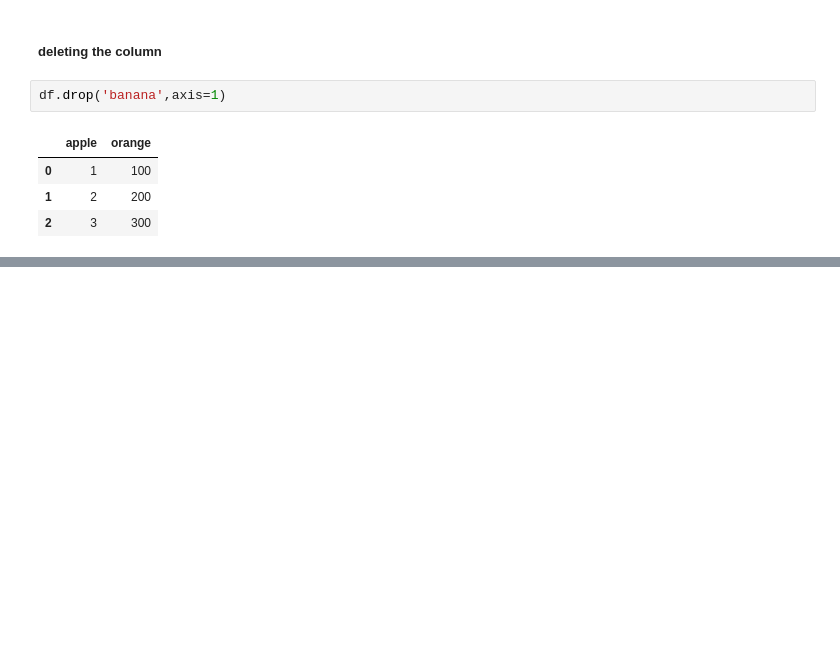
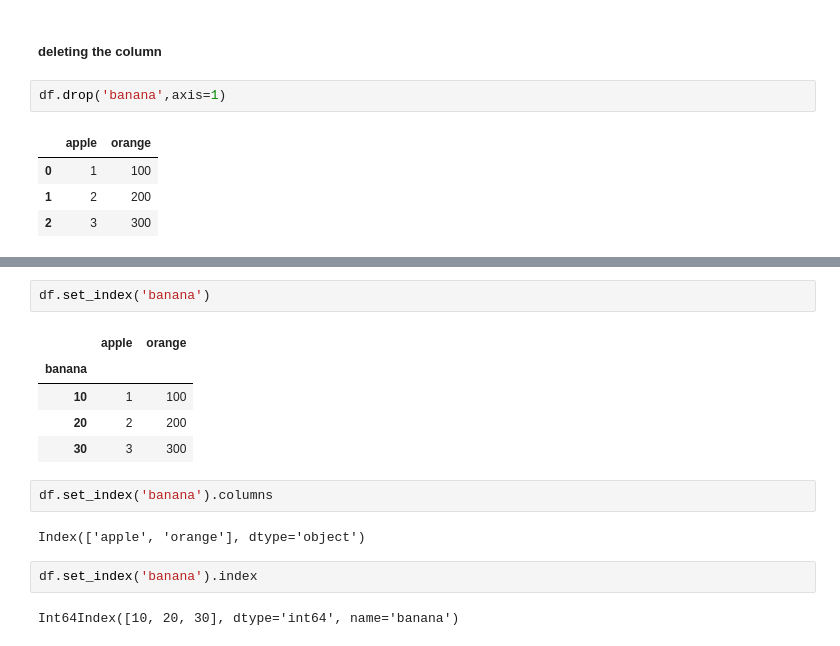
Before and after one commit to PadmarajBhat/DataAnalyst-1, a Jupyter notebook: IntroToPythonProgramming.ipynb, the cells around one changed output, grey strips where cells are left out. Saved outputs shown, nothing was run; the diff lists cells and outputs as text; blank space fills up the shorter version.

```diff
--- a/IntroToPythonProgramming.ipynb
+++ b/IntroToPythonProgramming.ipynb
@@ -1110,0 +1132,16 @@ df.drop('banana',axis=1)
+# %%
+df.set_index('banana')
+# %% [output]
+|  | apple | orange |
+| banana |  |  |
+| 10 | 1 | 100 |
+| 20 | 2 | 200 |
+| 30 | 3 | 300 |
+# %%
+df.set_index('banana').columns
+# %% [output]
+Index(['apple', 'orange'], dtype='object')
+# %%
+df.set_index('banana').index
+# %% [output]
+Int64Index([10, 20, 30], dtype='int64', name='banana')
```
Also changed, not shown: parts of 3 cells of this notebook.
